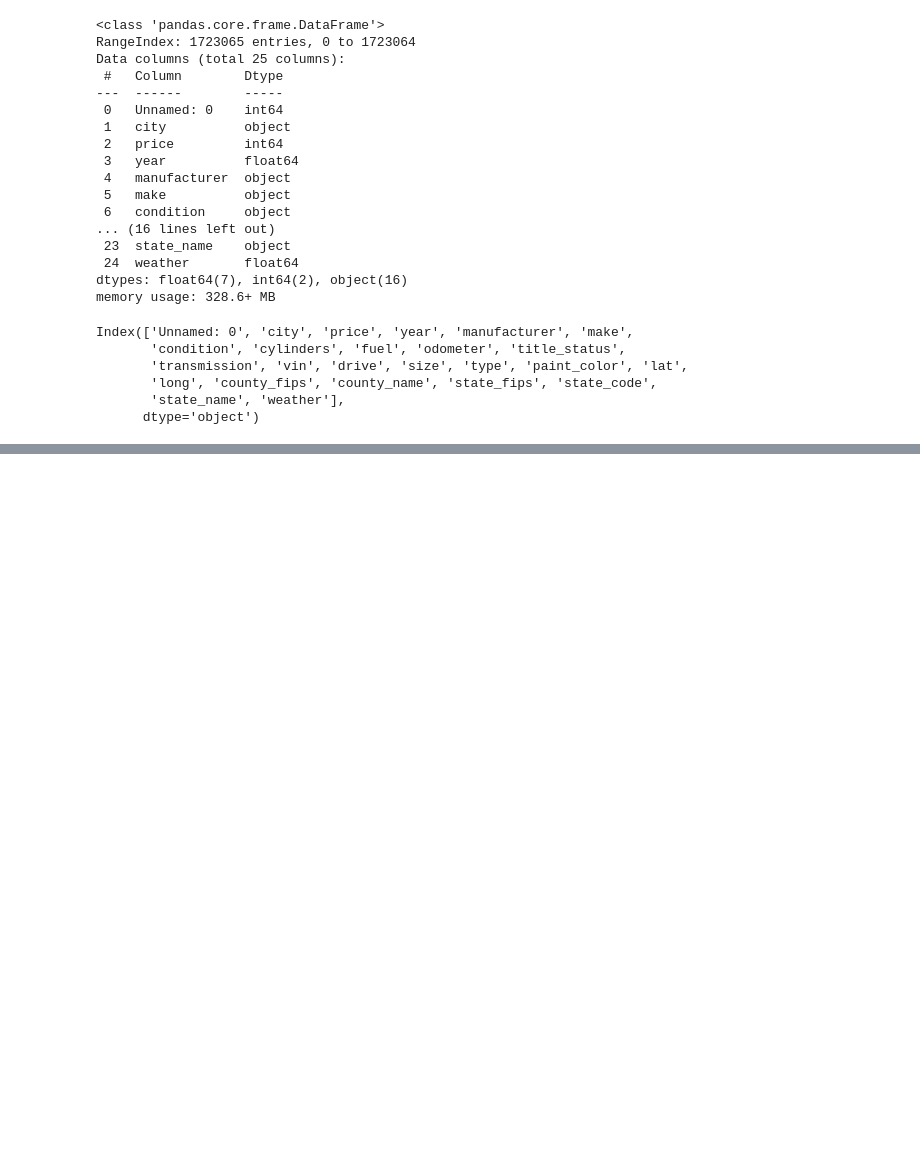
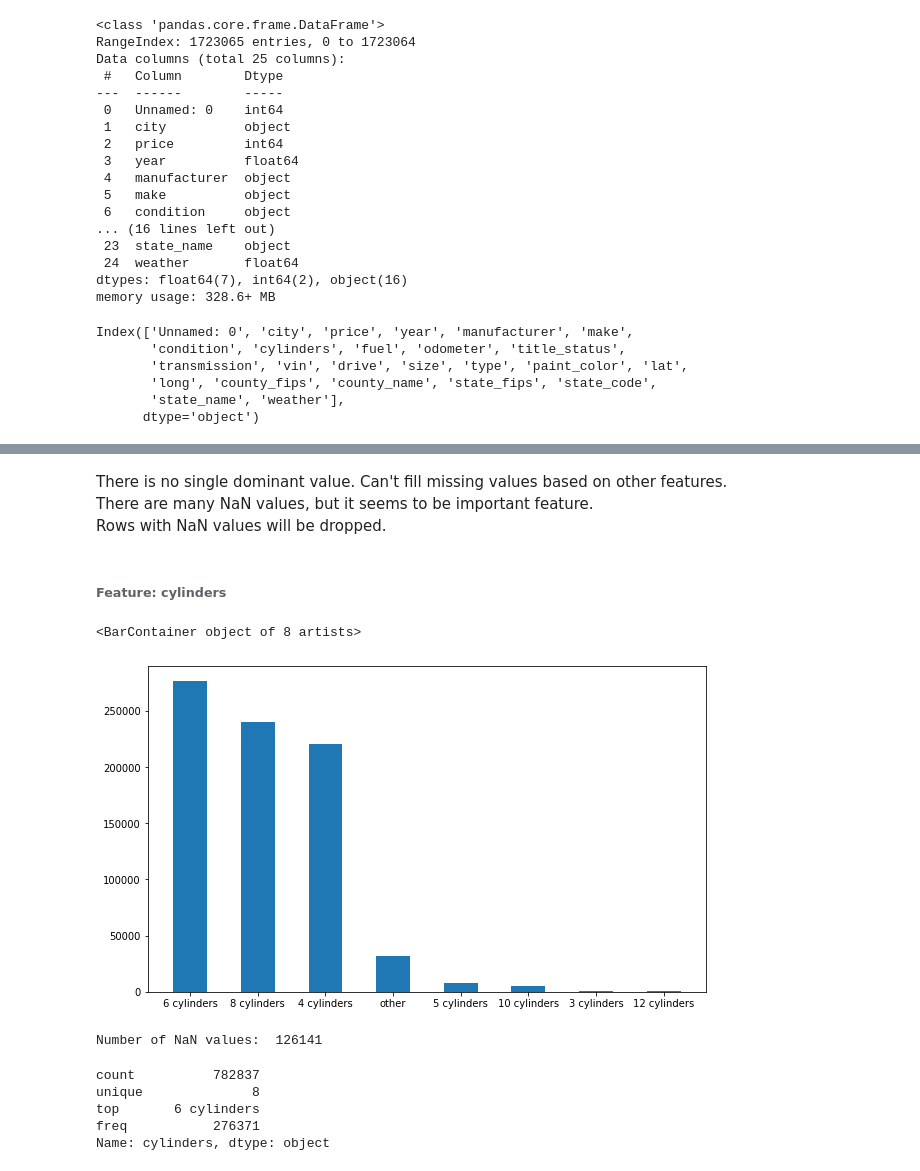
Before and after one commit to Michal-Pocztowski/Car-price-predictor, a Jupyter notebook: Cars.ipynb, the cells around one changed output, grey strips where cells are left out. Cells and saved outputs as stored; diff of their text form; code cells hidden in the pictures; blank space fills up the shorter version.

```diff
--- a/Cars.ipynb
+++ b/Cars.ipynb
@@ -51,0 +249,27 @@ Index(['Unnamed: 0', 'city', 'price', 'year', 'manufacturer', 'make',
+# %% [markdown]
+There is no single dominant value.
+Can't fill missing values based on other features.<br>
+There are many NaN values, but it seems to be important feature.<br>
+Rows with NaN values will be dropped.
+# %%
+cars.dropna(subset=['condition'], inplace=True)
+# %% [markdown]
+###### Feature: cylinders
+# %%
+plt.figure(figsize=(10, 6))
+plt.bar(cars.cylinders.value_counts().keys(), cars.cylinders.value_counts(), width=0.5)
+# %% [output]
+<BarContainer object of 8 artists>
+[figure, added]
+# %%
+print("Number of NaN values: ", calculate_cars_nan_values().cylinders)
+# %% [output]
+Number of NaN values:  126141
+# %%
+cars.cylinders.describe()
+# %% [output]
+count          782837
+unique              8
+top       6 cylinders
+freq           276371
+Name: cylinders, dtype: object
```
Also changed, not shown: parts of 77 cells of this notebook.
